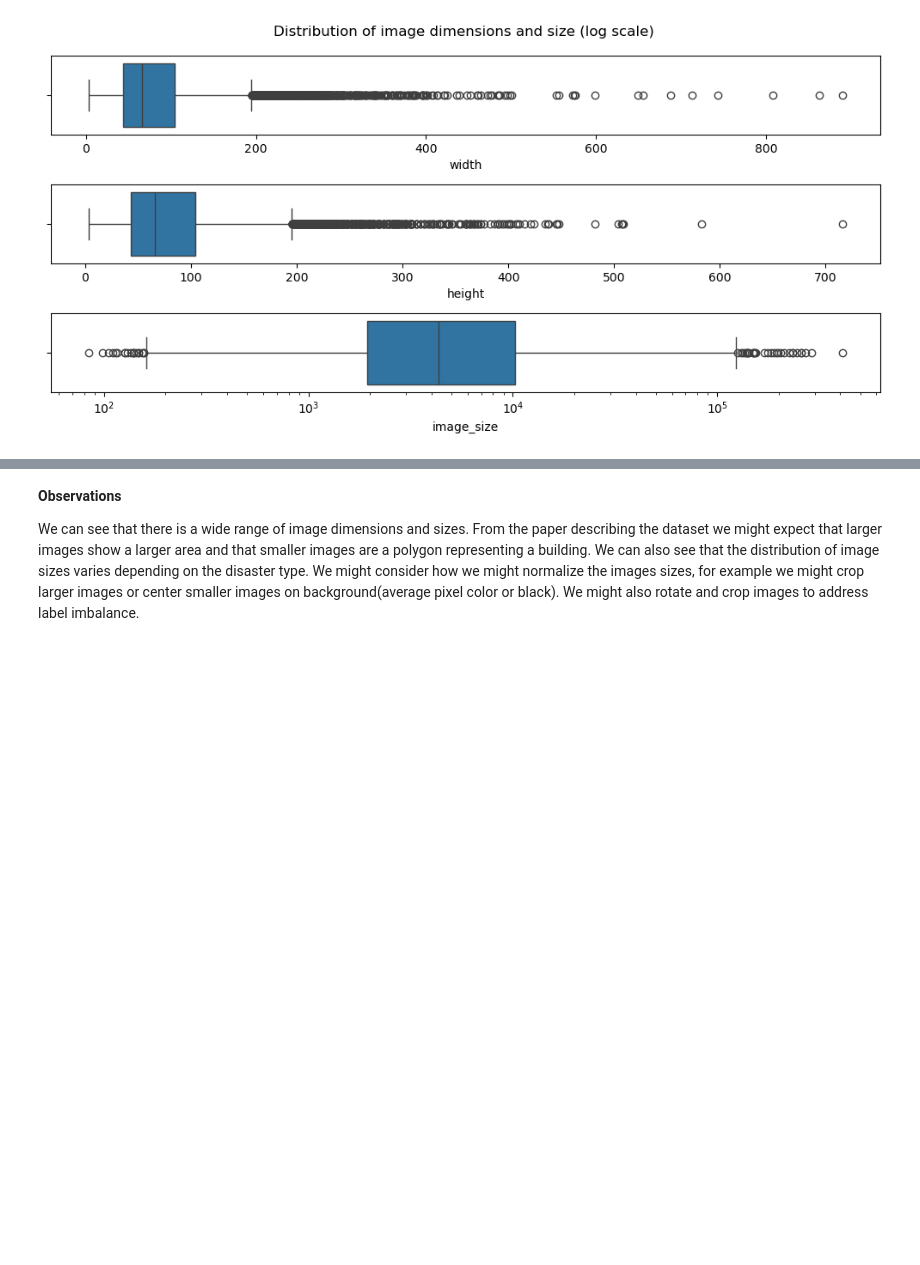
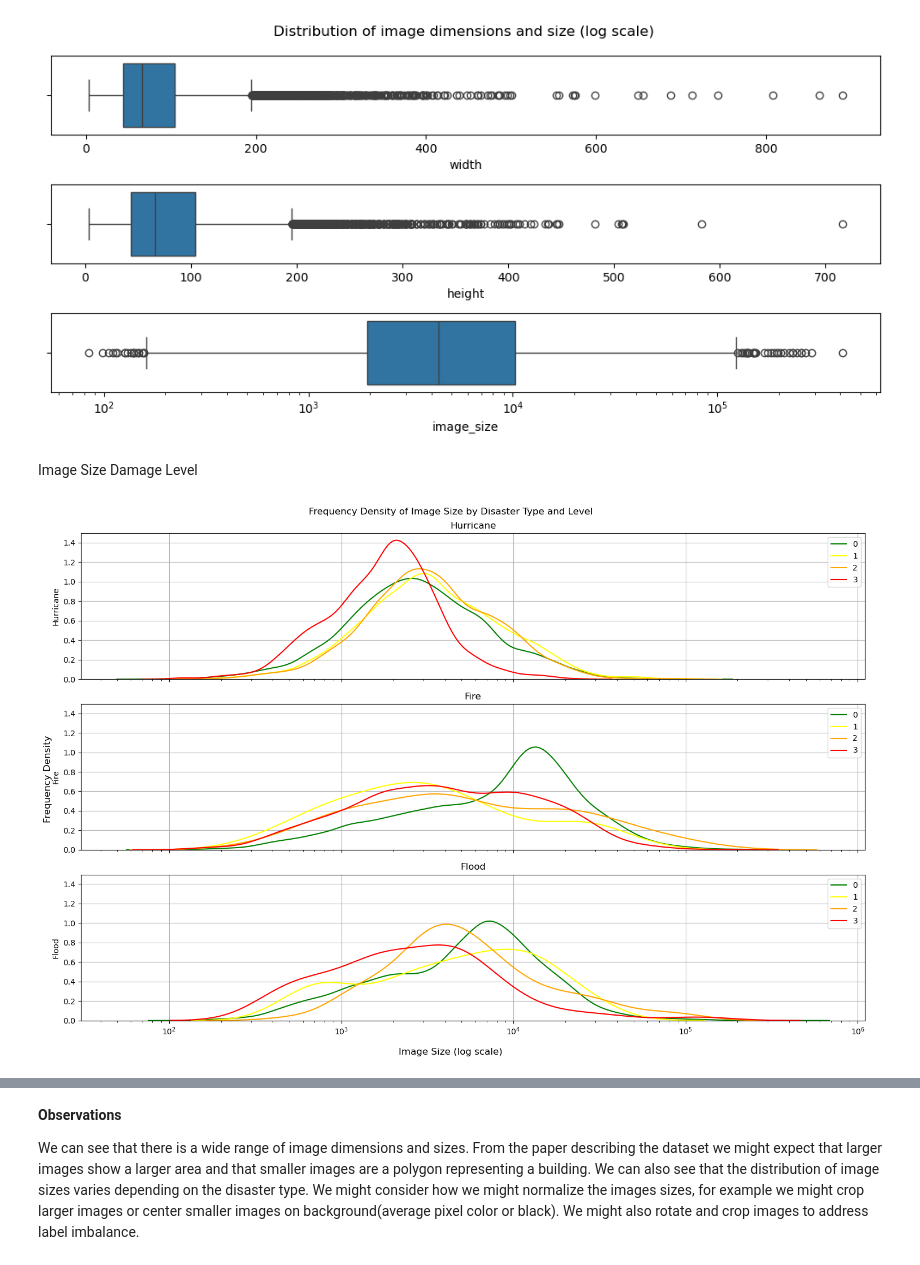
Before and after one commit to fractalclockwork/Data200, a Jupyter notebook: Source/Checkpoint_1_EDA.ipynb, the cells around one changed output, grey strips where cells are left out. Drawn from its saved outputs; the diff is of its cells as text; code cells hidden in the pictures; blank space fills up the shorter version.

Commit message:
more diagrams and testing of env setup

```diff
--- a/Source/Checkpoint_1_EDA.ipynb
+++ b/Source/Checkpoint_1_EDA.ipynb
@@ -367,3 +367,33 @@ plt.tight_layout()
 plt.savefig(f'{figure_path}/eda_image_size_box.png', dpi=96)
 # %% [output]
 [figure]
+# %% [markdown]
+Image Size Damage Level
+# %%
+sns.set_palette("bright") # This only set the kde curve color...
+color_dict = { 0: 'green', 1: 'yellow', 2: 'orange', 3: 'red'}
+
+alpha = 1
+#plt.figure(figsize=(15, 10))
+share='all'
+fig, ax = plt.subplots(3,1, sharex=share, sharey=share, figsize=(15,10))
+for axi, type in enumerate(df.disaster_type.unique()):
+    #plt.subplot(3, 1, axi+1, sharex='all', sharey='all')
+    for level in range(4):
+        #sns.histplot(data=df[(df.disaster_type== type) & (df.label== level)], x='image_size', kde=True, stat="count", label=f'{level}', log_scale=True, color = color_dict[level], alpha=alpha)
+        sns.kdeplot(data=df[(df.disaster_type== type) & (df.label== level)], x='image_size', label=f'{level}', log_scale=True, color = color_dict[level], alpha=alpha, bw_adjust=.9, ax=ax[axi])
+    ax[axi].legend()
+    ax[axi].set_xlabel('');
+    ax[axi].set_ylabel(f'{type.title()}')
+    ax[axi].set_title(f'{type.title()}')
+    ax[axi].grid()
+    #plt.gca().set_yscale('log')
+
+fig.supxlabel("Image Size (log scale)")
+fig.supylabel('Frequency Density')
+plt.suptitle("Frequency Density of Image Size by Disaster Type and Level")
+plt.tight_layout()
+
+plt.savefig(f'{figure_path}/eda_image_size_kde_bylevel.png', dpi=96)
+# %% [output]
+[figure, added]
```
Also changed, not shown: parts of 5 cells of this notebook, 6 other files.
